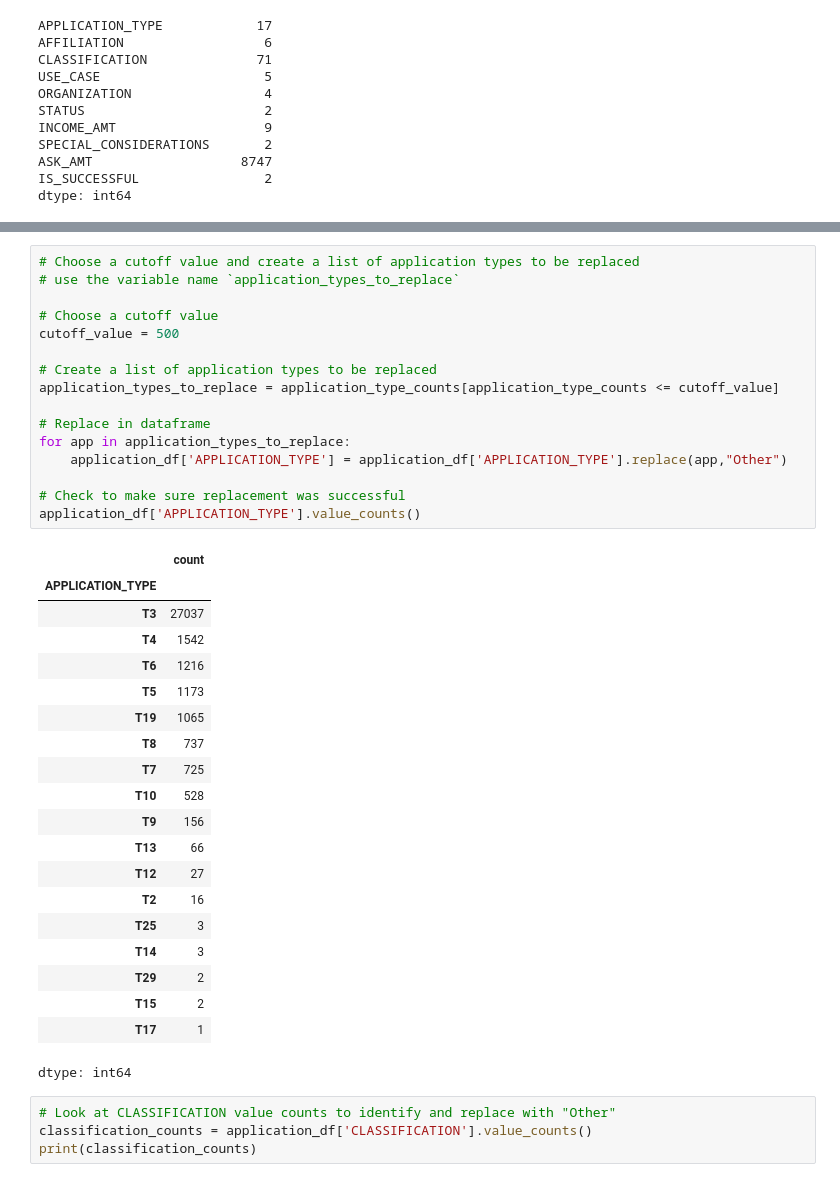
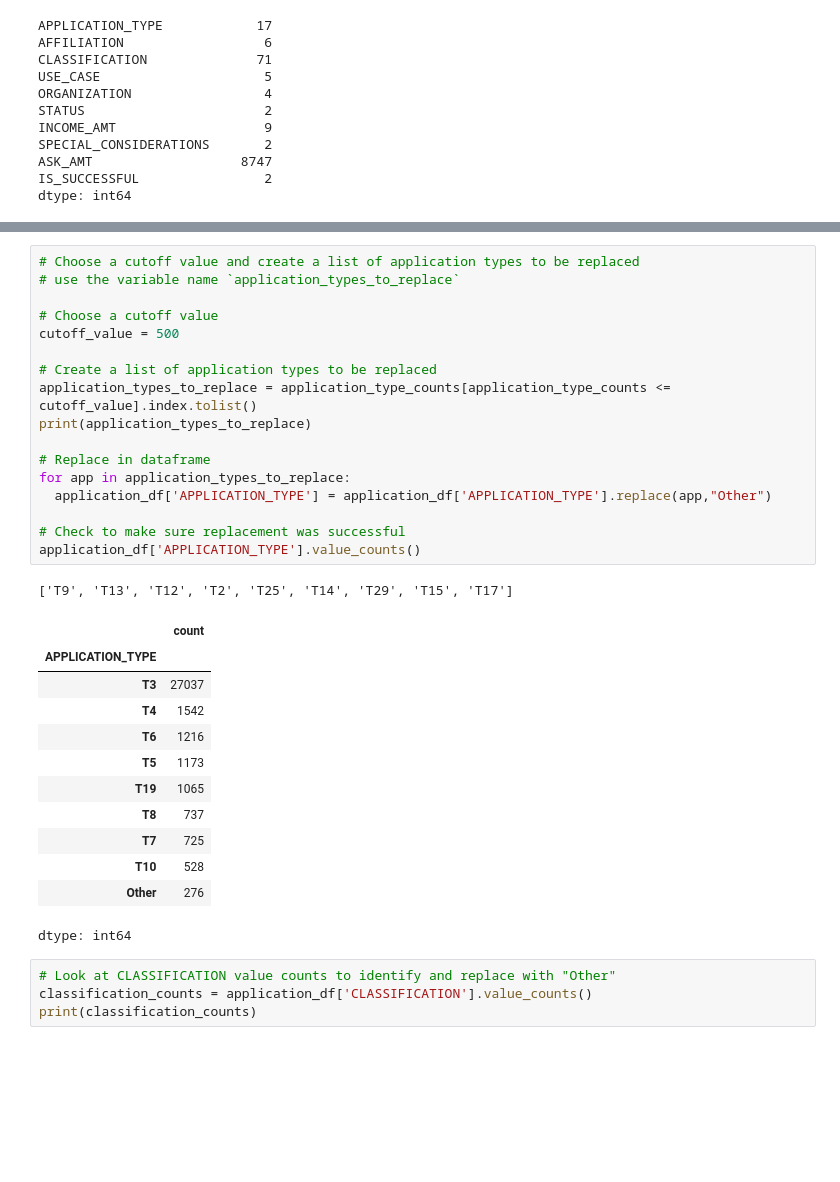
Before and after one commit to Rock2638/deep-learning-challenge, a Jupyter notebook: Deep Learning/AlphabetSoupCharity_h5.ipynb, the cells around one changed output, grey strips where cells are left out. Cells and saved outputs as stored; diff of their text form; blank space fills up the shorter version.

```diff
--- a/Deep Learning/AlphabetSoupCharity_h5.ipynb
+++ b/Deep Learning/AlphabetSoupCharity_h5.ipynb
@@ -65,40 +65,34 @@ Name: count, dtype: int64
 # %%
 # Choose a cutoff value and create a list of application types to be replaced
 # use the variable name `application_types_to_replace`
 
 # Choose a cutoff value
 cutoff_value = 500
 
 # Create a list of application types to be replaced
-application_types_to_replace = application_type_counts[application_type_counts <= cutoff_value]
+application_types_to_replace = application_type_counts[application_type_counts <= cutoff_value].index.tolist()
+print(application_types_to_replace)
 
 # Replace in dataframe
 for app in application_types_to_replace:
-    application_df['APPLICATION_TYPE'] = application_df['APPLICATION_TYPE'].replace(app,"Other")
+  application_df['APPLICATION_TYPE'] = application_df['APPLICATION_TYPE'].replace(app,"Other")
 
 # Check to make sure replacement was successful
 application_df['APPLICATION_TYPE'].value_counts()
 # %% [output]
+['T9', 'T13', 'T12', 'T2', 'T25', 'T14', 'T29', 'T15', 'T17']
 |  | count |
 | APPLICATION_TYPE |  |
 | T3 | 27037 |
 | T4 | 1542 |
 | T6 | 1216 |
 | T5 | 1173 |
 | T19 | 1065 |
 | T8 | 737 |
 | T7 | 725 |
 | T10 | 528 |
-| T9 | 156 |
-| T13 | 66 |
-| T12 | 27 |
-| T2 | 16 |
-| T25 | 3 |
-| T14 | 3 |
-| T29 | 2 |
-| T15 | 2 |
-| T17 | 1 |
+| Other | 276 |
-dtype: int64
+dtype: int64
 # %%
 # Look at CLASSIFICATION value counts to identify and replace with "Other"
 classification_counts = application_df['CLASSIFICATION'].value_counts()
```
Also changed, not shown: parts of 8 cells of this notebook, 3 other files.
